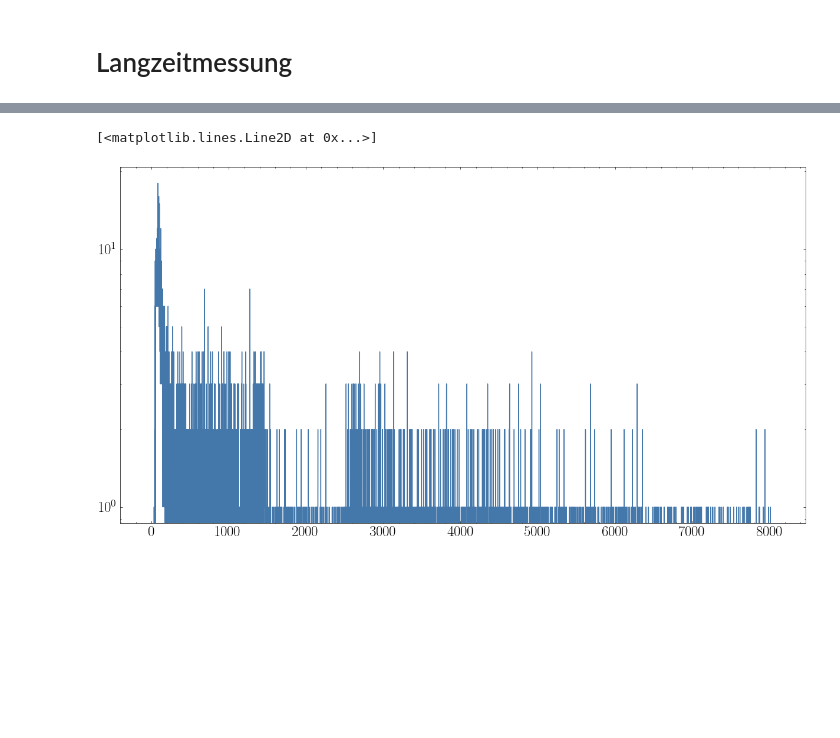
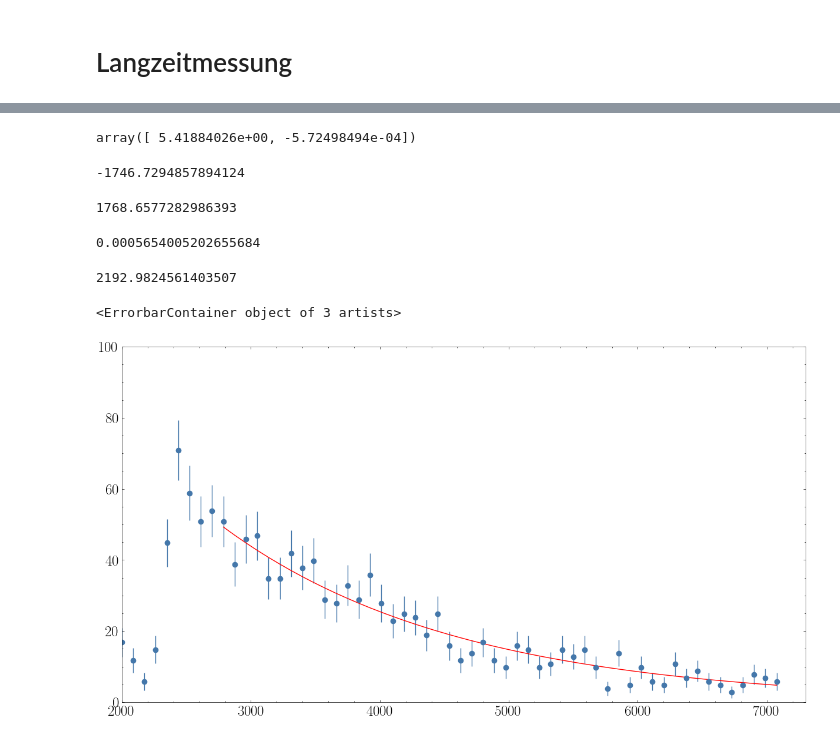
Before and after one commit to FlorianAdamczyk/FPrak_Myonenzerfall, a Jupyter notebook: Datenauswertung.ipynb, the cells around one changed output, grey strips where cells are left out. Cells and saved outputs as stored; diff of their text form; code cells hidden in the pictures; blank space fills up the shorter version.

```diff
--- a/Datenauswertung.ipynb
+++ b/Datenauswertung.ipynb
@@ -228,0 +319,2 @@ lang  = pd.read_csv("data/langzeitmessung_Wichtig.dat", names= ["intens"])
+# %%
+lang["intens"] = lang["intens"] - poiss_err
@@ -228,0 +323,7 @@ lang  = pd.read_csv("data/langzeitmessung_Wichtig.dat", names= ["intens"])
+# %%
+def expFit(x, A, k):
+    return A * np.exp(-k * x)
+# %%
+expX = np.asarray(lang['time'][30:])
+expY = np.asarray(lang['intens'][30:])
+expY_err = np.asarray(lang['err'][30:])
@@ -228,0 +333,2 @@ lang  = pd.read_csv("data/langzeitmessung_Wichtig.dat", names= ["intens"])
+# %%
+poptExp, pcovExp = curve_fit(expFit, expX, expY, p0=[60, 1E-4])
@@ -229,10 +341,33 @@ lang  = pd.read_csv("data/langzeitmessung_Wichtig.dat", names= ["intens"])
+# %%
+a_fitLin
+# %% [output]
+array([ 5.41884026e+00, -5.72498494e-04])
+# %%
+1/a_fitLin[1]
+# %% [output]
+-1746.7294857894124
+# %%
+1/poptExp[1]
+# %% [output]
+1768.6577282986393
+# %%
+poptExp[1]
+# %% [output]
+0.0005654005202655684
+# %%
+1/0.000456
+# %% [output]
+2192.9824561403507
 # %%
 fig = plt.figure(figsize=[15,8], dpi=100)
 ax = fig.add_subplot(111)
-#ax.set_xlim(xmin = 100, xmax = 512)
-ax.set_yscale("log")
-#ax.set_ylim(ymax= 25)
-ax.plot(lang)
+ax.set_xlim(xmin = 2000, xmax = 7300)
+#ax.set_yscale("log")
+ax.set_ylim(ymax= 100)
+#ax.plot(lang)
+#ax.errorbar(expX,expYLog,yerr =expY_err, fmt='o')
+ax.plot(expX, expFit(expX,*poptExp), color='red', label='Exponential-Fit')
+ax.errorbar(lang["time"],lang["intens"],yerr =lang["err"], fmt='o')
 # %% [output]
-[<matplotlib.lines.Line2D at 0x...>]
+<ErrorbarContainer object of 3 artists>
-[figure, old version]
+[figure, new version]
```
Also changed, not shown: parts of 30 cells of this notebook, 6 other files.
